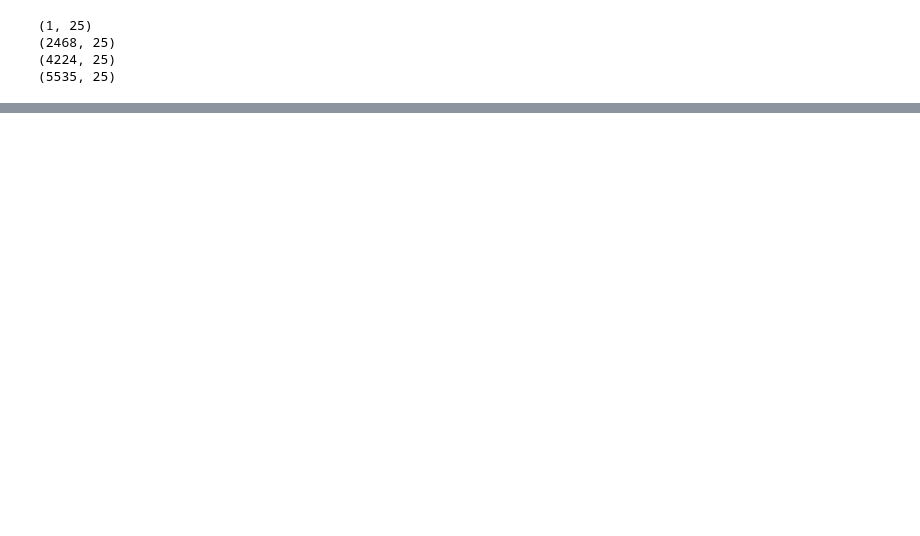
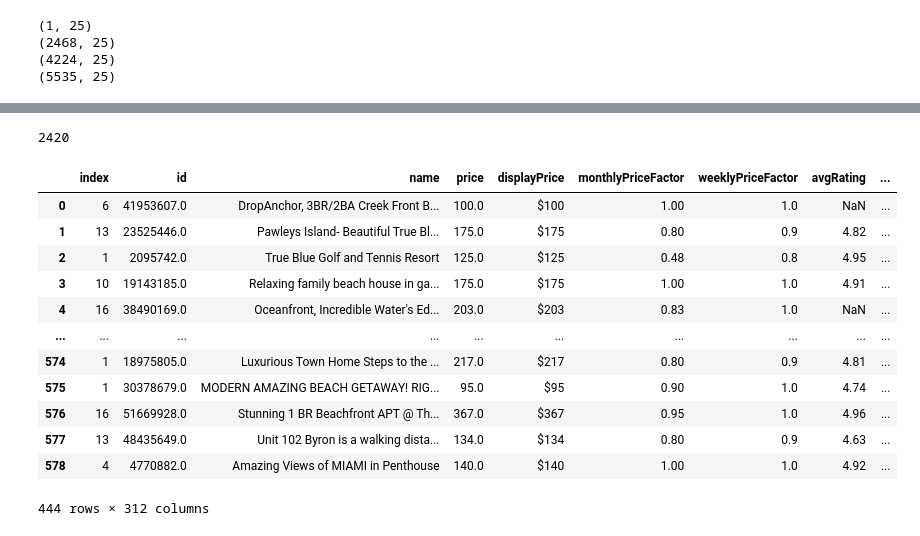
Before and after one commit to mattgilgo/airbnb_reports, a Jupyter notebook: table_generation.ipynb, the cells around one changed output, grey strips where cells are left out. Saved outputs shown, nothing was run; the diff lists cells and outputs as text; code cells hidden in the pictures; blank space fills up the shorter version.

```diff
--- a/table_generation.ipynb
+++ b/table_generation.ipynb
@@ -290,0 +299,20 @@ Index(['Region', 'property_type', 'median_ROI'], dtype='object')
+# %%
+len(listing_data.id.unique())
+# %% [output]
+2420
+# %%
+combined_data_grouped.head(5)
+# %% [output]
+|  | index | id | name | price | displayPrice | monthlyPriceFactor | weeklyPriceFactor | avgRating | ... |
+| 0 | 6 | 41953607.0 | DropAnchor, 3BR/2BA Creek Front B... | 100.0 | $100 | 1.00 | 1.0 | NaN | ... |
+| 1 | 13 | 23525446.0 | Pawleys Island- Beautiful True Bl... | 175.0 | $175 | 0.80 | 0.9 | 4.82 | ... |
+| 2 | 1 | 2095742.0 | True Blue Golf and Tennis Resort | 125.0 | $125 | 0.48 | 0.8 | 4.95 | ... |
+| 3 | 10 | 19143185.0 | Relaxing family beach house in ga... | 175.0 | $175 | 1.00 | 1.0 | 4.91 | ... |
+| 4 | 16 | 38490169.0 | Oceanfront, Incredible Water's Ed... | 203.0 | $203 | 0.83 | 1.0 | NaN | ... |
+| ... | ... | ... | ... | ... | ... | ... | ... | ... | ... |
+| 574 | 1 | 18975805.0 | Luxurious Town Home Steps to the ... | 217.0 | $217 | 0.80 | 0.9 | 4.81 | ... |
+| 575 | 1 | 30378679.0 | MODERN AMAZING BEACH GETAWAY! RIG... | 95.0 | $95 | 0.90 | 1.0 | 4.74 | ... |
+| 576 | 16 | 51669928.0 | Stunning 1 BR Beachfront APT @ Th... | 367.0 | $367 | 0.95 | 1.0 | 4.96 | ... |
+| 577 | 13 | 48435649.0 | Unit 102 Byron is a walking dista... | 134.0 | $134 | 0.80 | 0.9 | 4.63 | ... |
+| 578 | 4 | 4770882.0 | Amazing Views of MIAMI in Penthouse | 140.0 | $140 | 1.00 | 1.0 | 4.92 | ... |
+444 rows × 312 columns
```
Also changed, not shown: parts of 8 cells of this notebook, 5 other files.
